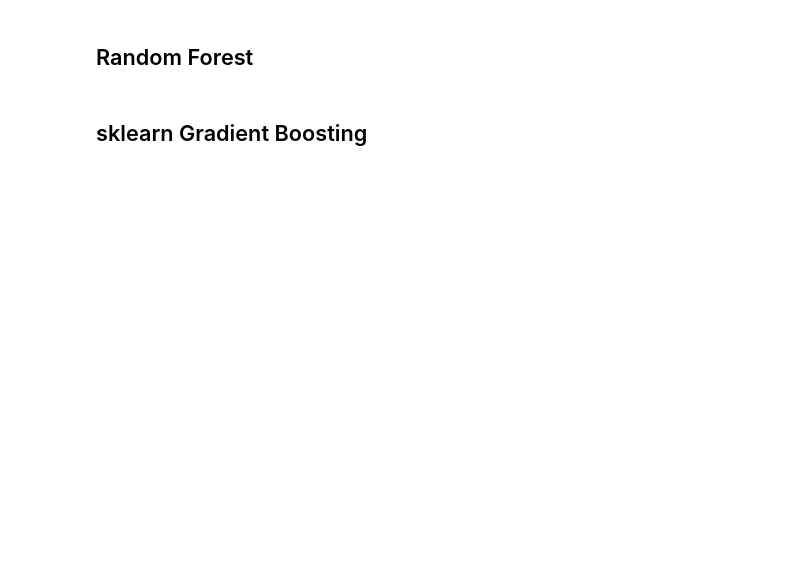
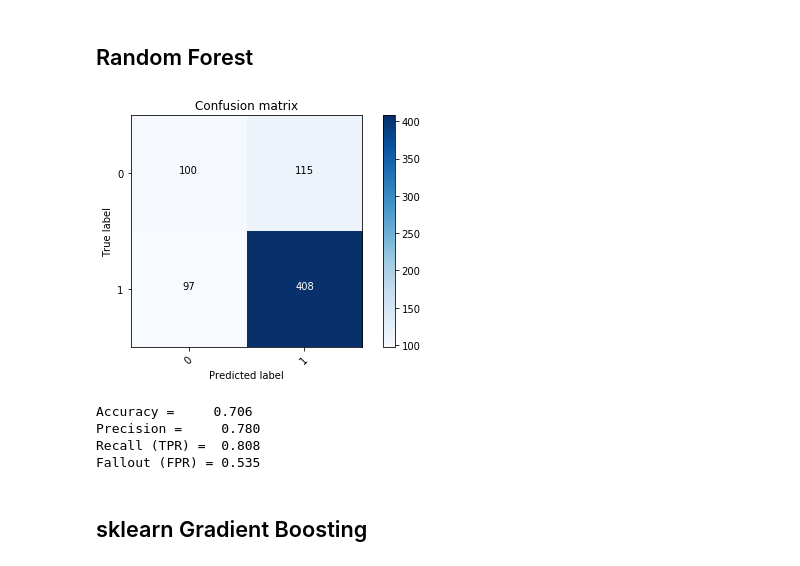
Before and after one commit to ryanlrappa/film-profit-prediction, a Jupyter notebook: jupyter_notebooks/6_modeling.ipynb, the cells around one changed output. Saved outputs shown, nothing was run; the diff lists cells and outputs as text; code cells hidden in the pictures; blank space fills up the shorter version.

```diff
--- a/jupyter_notebooks/6_modeling.ipynb
+++ b/jupyter_notebooks/6_modeling.ipynb
@@ -273,37 +325,43 @@ acc, pr, tpr, fpr = show_data(cm, print_res = 1)
 # %%
 # using unscaled data (seems to do slightly better than with scaled data):
 
 skf = StratifiedKFold(n_splits = 5, shuffle = True, random_state=313)
 for train_index, test_index in skf.split(X, y):
     X_train, y_train = X[train_index], y[train_index]
     X_test, y_test = X[test_index], y[test_index]
     break
 
-accs = []
-prs = []
-tprs = []
-fprs = []
-for i in range(100):
-    rf = RandomForestClassifier() #
+# accs = []
+# prs = []
+# tprs = []
+# fprs = []
+# for i in range(10):
+rf = RandomForestClassifier() #
 
-    rf.fit(X_train, y_train)
-    y_pred = rf.predict(X_test)
-    cm = confusion_matrix(y_test, y_pred)
-    if lrn.classes_[0] == 1:
-        cm = np.array([[cm[1,1], cm[1,0]], [cm[0,1], cm[0,0]]])
+rf.fit(X_train, y_train)
+y_pred = rf.predict(X_test)
+cm = confusion_matrix(y_test, y_pred)
+if lrn.classes_[0] == 1:
+    cm = np.array([[cm[1,1], cm[1,0]], [cm[0,1], cm[0,0]]])
 
-#     plot_confusion_matrix(cm, ['0', '1'], )
-    acc, pr, tpr, fpr = show_data(cm, print_res = 0)
+plot_confusion_matrix(cm, ['0', '1'], )
+acc, pr, tpr, fpr = show_data(cm, print_res = 1)
 
-    accs.append(acc)
-    prs.append(pr)
-    tprs.append(tpr)
-    fprs.append(fprs)
+#     accs.append(acc)
+#     prs.append(pr)
+#     tprs.append(tpr)
+#     fprs.append(fprs)
 
-print("avg accuracy: ", np.mean(accs))
-print("avg precision: ", np.mean(prs))
-print("avg recall: ", np.mean(tprs))
-print("avg fallout: ", np.mean(fprs))
+# print("avg accuracy: ", np.mean(accs))
+# print("avg precision: ", np.mean(prs))
+# print("avg recall: ", np.mean(tprs))
+# print("avg fallout: ", np.mean(fprs))
+# %% [output]
+[figure, added]
+Accuracy =     0.706
+Precision =     0.780
+Recall (TPR) =  0.808
+Fallout (FPR) = 0.535
 # %% [markdown]
 ## sklearn Gradient Boosting
 # %%
```
Also changed, not shown: parts of 12 cells of this notebook.
